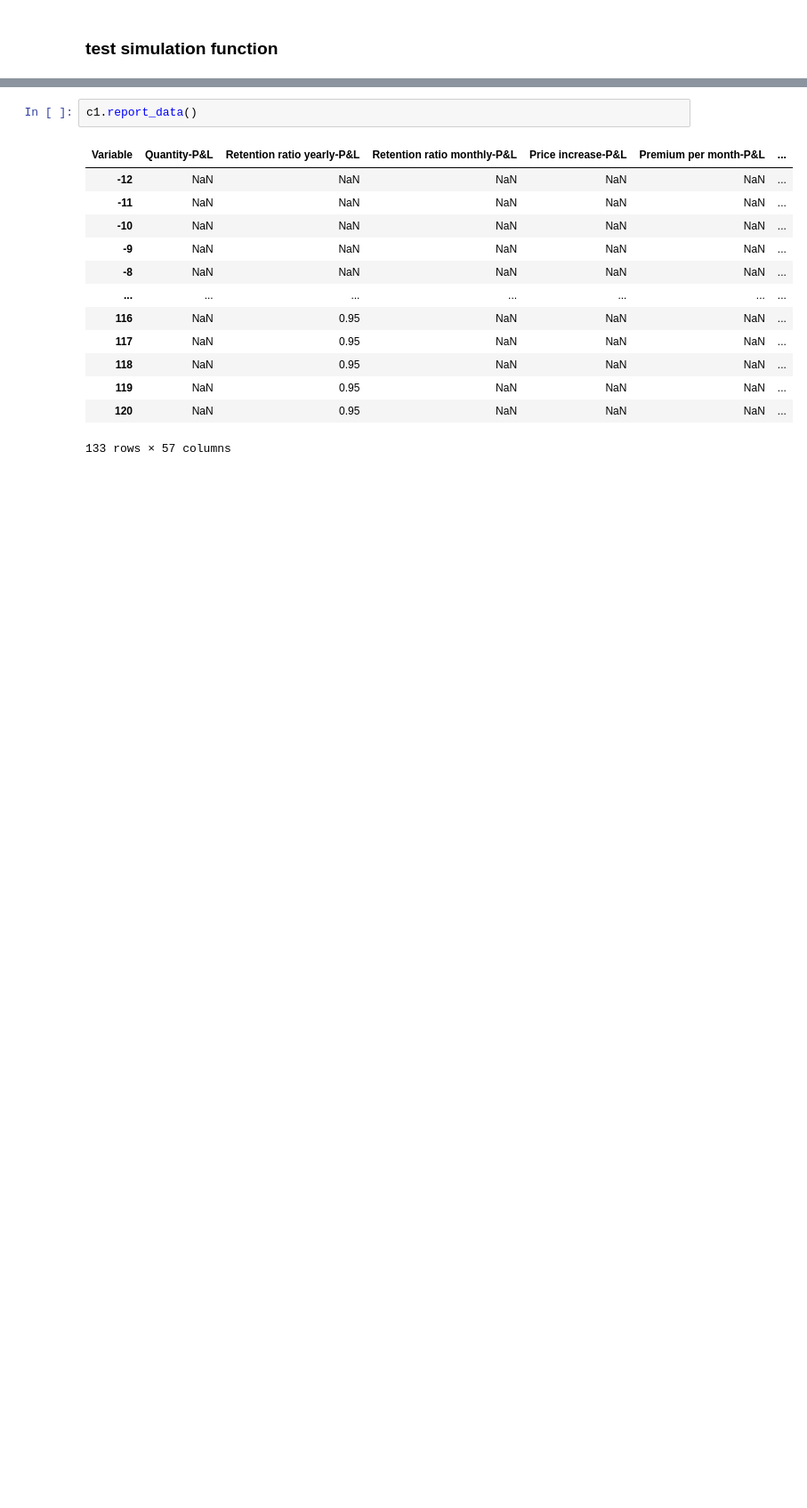
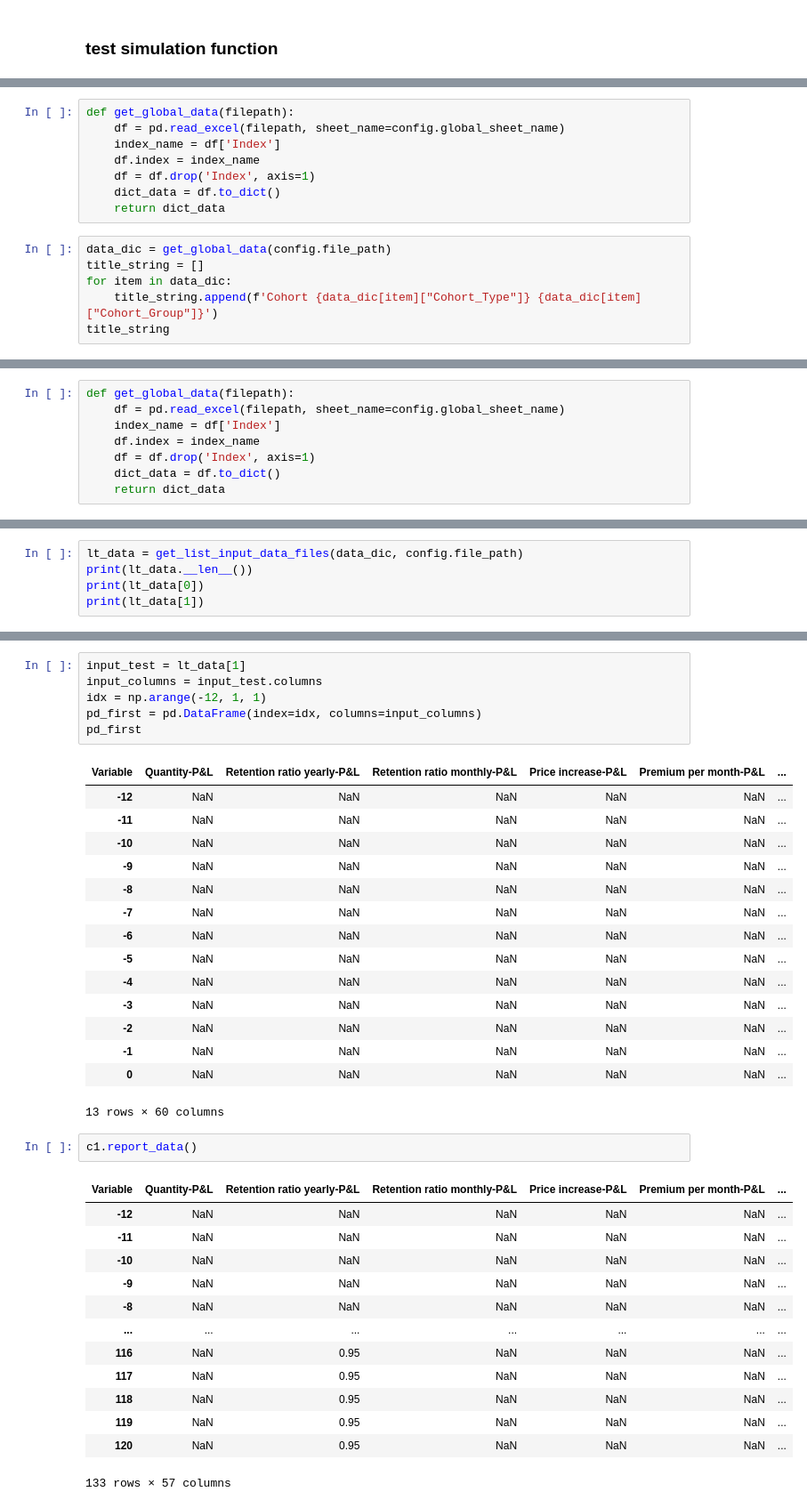
Before and after one commit to afairi-yifan/PL-Simulation, a Jupyter notebook: testformain.ipynb, the cells around one changed output, grey strips where cells are left out. Shown at 89% size. Cells and saved outputs as stored; diff of their text form; blank space fills up the shorter version.

Commit message:
First Programming task -Proxy Insurance updated.

```diff
--- a/testformain.ipynb
+++ b/testformain.ipynb
@@ -304,0 +328,14 @@ Name: 0, dtype: float64
+# %%
+def get_global_data(filepath):
+    df = pd.read_excel(filepath, sheet_name=config.global_sheet_name)
+    index_name = df['Index']
+    df.index = index_name
+    df = df.drop('Index', axis=1)
+    dict_data = df.to_dict()
+    return dict_data
+# %%
+data_dic = get_global_data(config.file_path)
+title_string = []
+for item in data_dic:
+    title_string.append(f'Cohort {data_dic[item]["Cohort_Type"]} {data_dic[item]["Cohort_Group"]}')
+title_string
@@ -304,0 +344,8 @@ Name: 0, dtype: float64
+# %%
+def get_global_data(filepath):
+    df = pd.read_excel(filepath, sheet_name=config.global_sheet_name)
+    index_name = df['Index']
+    df.index = index_name
+    df = df.drop('Index', axis=1)
+    dict_data = df.to_dict()
+    return dict_data
@@ -304,0 +409,5 @@ Name: 0, dtype: float64
+# %%
+lt_data = get_list_input_data_files(data_dic, config.file_path)
+print(lt_data.__len__())
+print(lt_data[0])
+print(lt_data[1])
@@ -305,3 +432,25 @@ Name: 0, dtype: float64
+# %%
+input_test = lt_data[1]
+input_columns = input_test.columns
+idx = np.arange(-12, 1, 1)
+pd_first = pd.DataFrame(index=idx, columns=input_columns)
+pd_first
+# %% [output]
+| Variable | Quantity-P&L | Retention ratio yearly-P&L | Retention ratio monthly-P&L | Price increase-P&L | Premium per month-P&L | ... |
+| -12 | NaN | NaN | NaN | NaN | NaN | ... |
+| -11 | NaN | NaN | NaN | NaN | NaN | ... |
+| -10 | NaN | NaN | NaN | NaN | NaN | ... |
+| -9 | NaN | NaN | NaN | NaN | NaN | ... |
+| -8 | NaN | NaN | NaN | NaN | NaN | ... |
+| -7 | NaN | NaN | NaN | NaN | NaN | ... |
+| -6 | NaN | NaN | NaN | NaN | NaN | ... |
+| -5 | NaN | NaN | NaN | NaN | NaN | ... |
+| -4 | NaN | NaN | NaN | NaN | NaN | ... |
+| -3 | NaN | NaN | NaN | NaN | NaN | ... |
+| -2 | NaN | NaN | NaN | NaN | NaN | ... |
+| -1 | NaN | NaN | NaN | NaN | NaN | ... |
+| 0 | NaN | NaN | NaN | NaN | NaN | ... |
+13 rows × 60 columns
 # %%
 c1.report_data()
 # %% [output]
```
Also changed, not shown: parts of 25 cells of this notebook, 8 other files.
